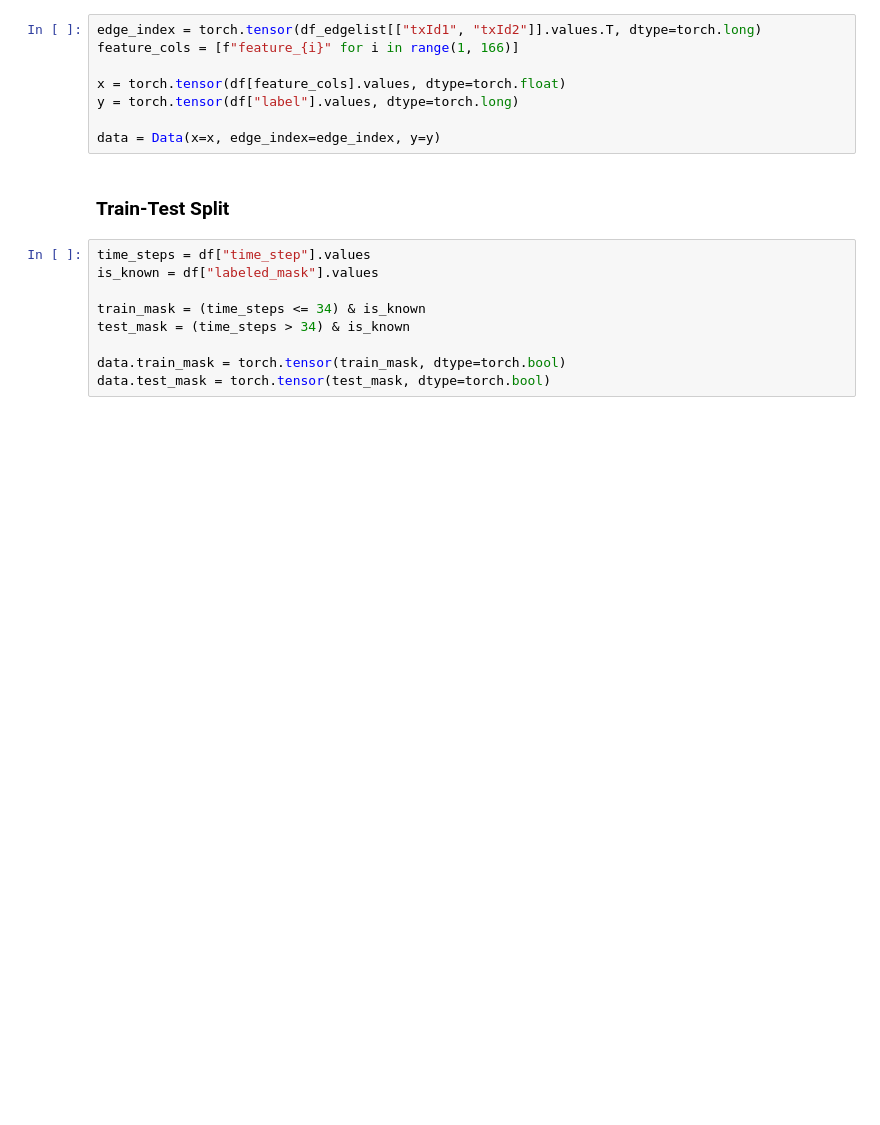
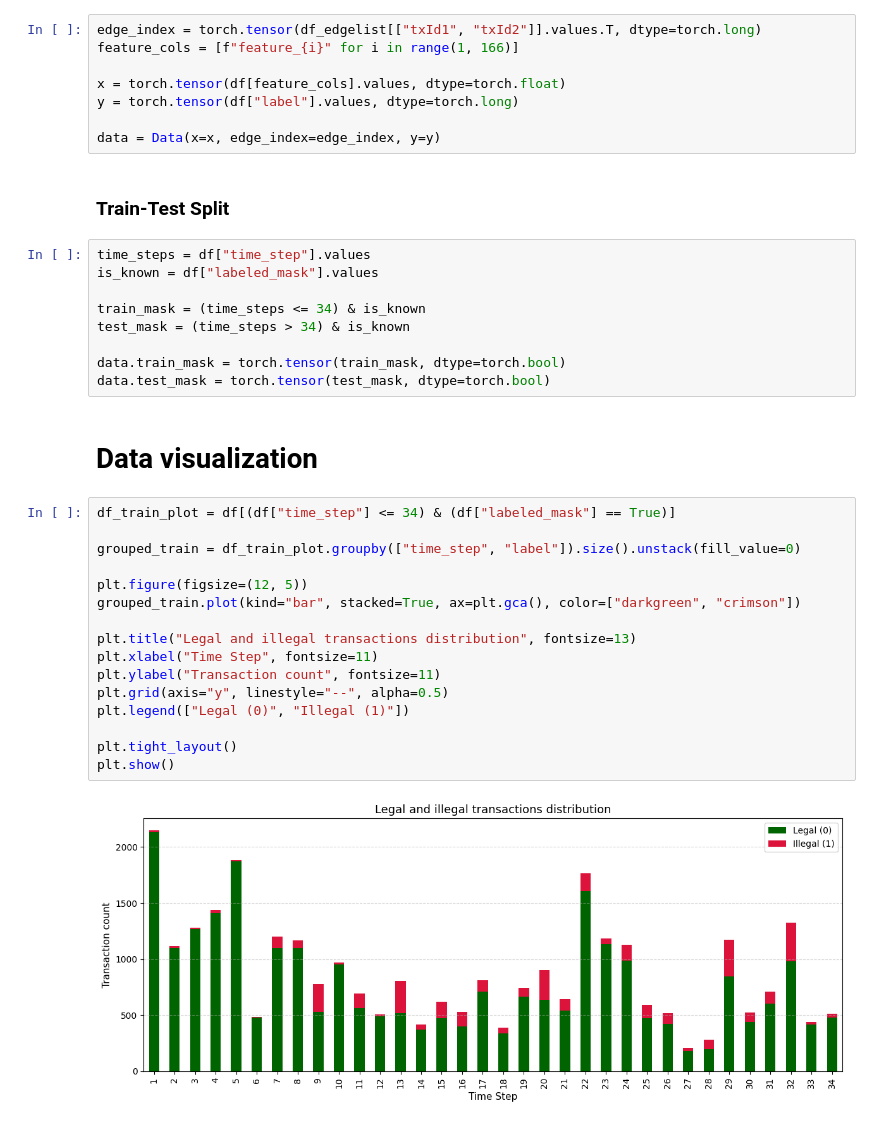
Before and after one commit to MrWlobo/Bitcoin_Transaction_ML, a Jupyter notebook: main.ipynb, the cells around one changed output. Cells and saved outputs as stored; diff of their text form; blank space fills up the shorter version.

Commit message:
Added distribution visualization

```diff
--- a/main.ipynb
+++ b/main.ipynb
@@ -160,3 +161,23 @@ test_mask = (time_steps > 34) & is_known
 
 data.train_mask = torch.tensor(train_mask, dtype=torch.bool)
 data.test_mask = torch.tensor(test_mask, dtype=torch.bool)
+# %% [markdown]
+# Data visualization
+# %%
+df_train_plot = df[(df["time_step"] <= 34) & (df["labeled_mask"] == True)]
+
+grouped_train = df_train_plot.groupby(["time_step", "label"]).size().unstack(fill_value=0)
+
+plt.figure(figsize=(12, 5))
+grouped_train.plot(kind="bar", stacked=True, ax=plt.gca(), color=["darkgreen", "crimson"])
+
+plt.title("Legal and illegal transactions distribution", fontsize=13)
+plt.xlabel("Time Step", fontsize=11)
+plt.ylabel("Transaction count", fontsize=11)
+plt.grid(axis="y", linestyle="--", alpha=0.5)
+plt.legend(["Legal (0)", "Illegal (1)"])
+
+plt.tight_layout()
+plt.show()
+# %% [output]
+[figure, added]
```
Also changed, not shown: parts of 1 cell of this notebook.
